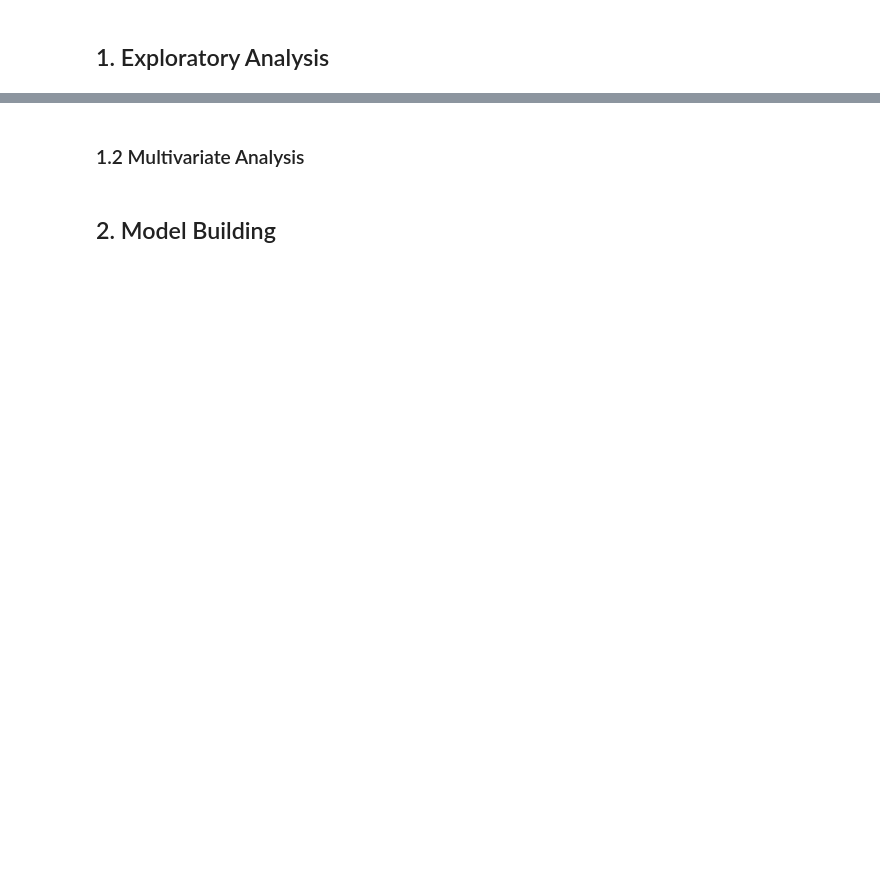
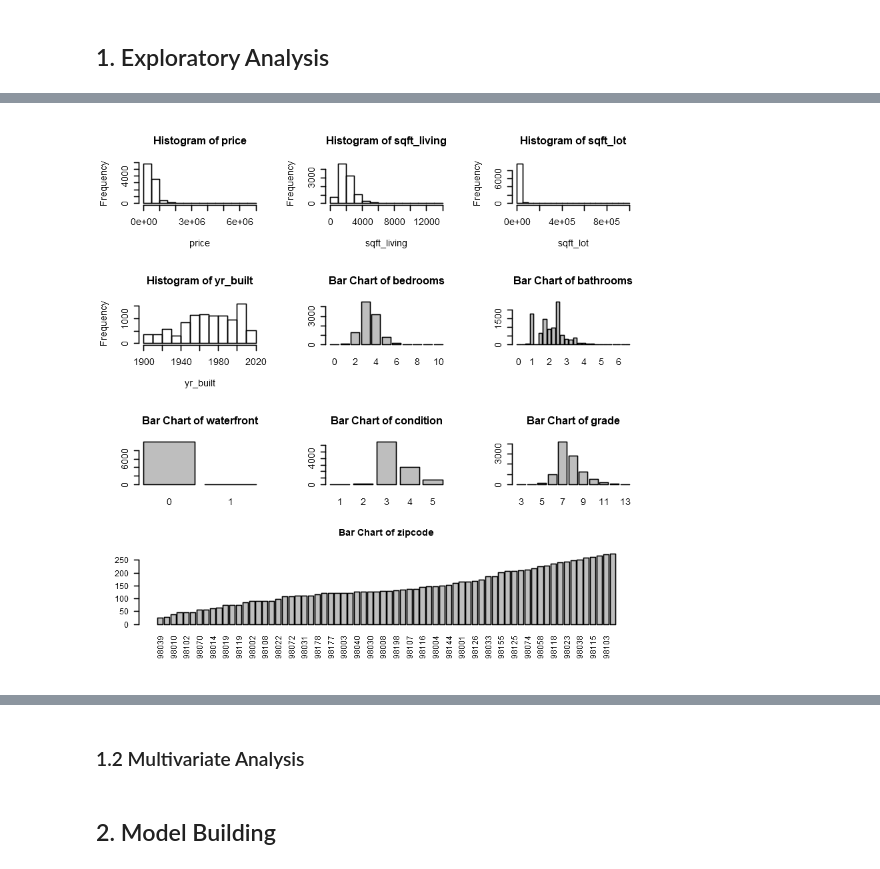
Before and after one commit to DanielTranDS/HousePrice-EDA-Modelling, a Jupyter notebook: HousePrice_Codes.ipynb, the cells around one changed output, grey strips where cells are left out. Saved outputs shown, nothing was run; the diff lists cells and outputs as text; code cells hidden in the pictures; blank space fills up the shorter version.

```diff
--- a/HousePrice_Codes.ipynb
+++ b/HousePrice_Codes.ipynb
@@ -12,0 +167,18 @@
+# %%
+# Plot a histogram or bar chart of each variable
+par(mfrow = c(4,3))
+hist(price)
+hist(sqft_living)
+hist(sqft_lot)
+hist(yr_built)
+plot(as.factor(bedrooms),main="Bar Chart of bedrooms")
+plot(as.factor(bathrooms),main="Bar Chart of bathrooms")
+plot(as.factor(waterfront), main="Bar Chart of waterfront")
+plot(as.factor(condition), main="Bar Chart of condition")
+plot(as.factor(grade), main="Bar Chart of grade")
+
+# plot zipcode on a separate row
+par(fig=c(0,1,0,0.30),ps=10,new=TRUE)
+barplot(sort(table(zipcode)),las=2,main="Bar Chart of zipcode")
+# %% [output]
+[figure, added]
```
Also changed, not shown: parts of 23 cells of this notebook.
